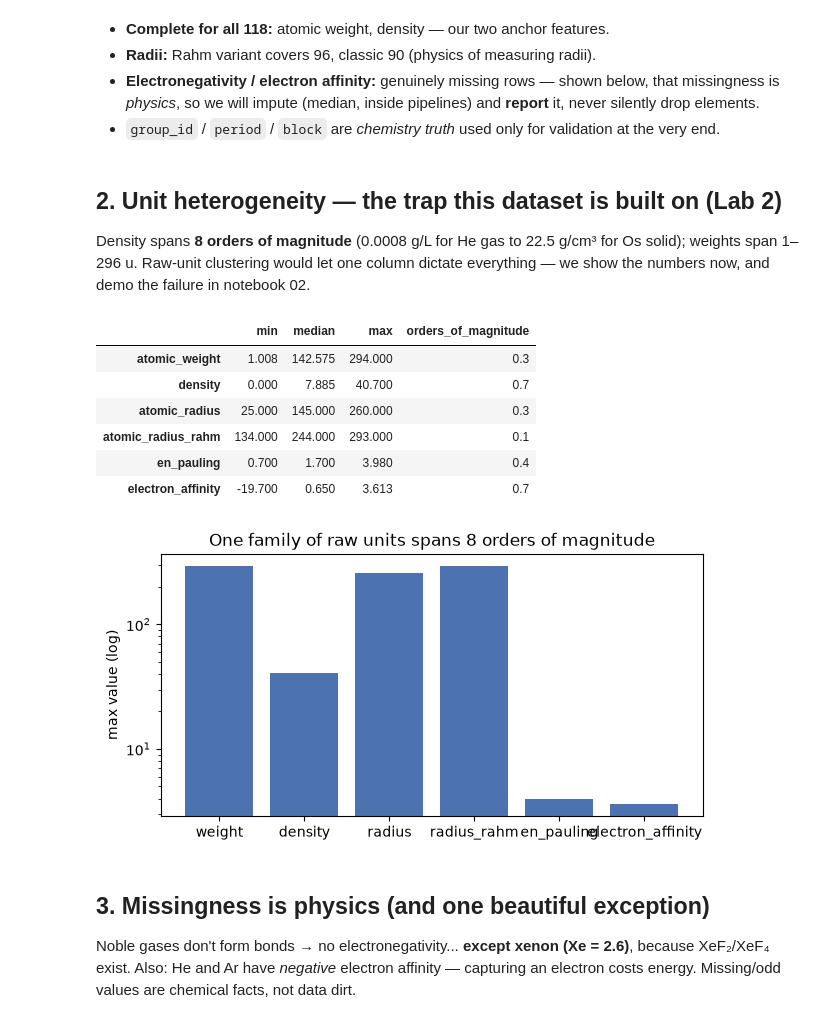
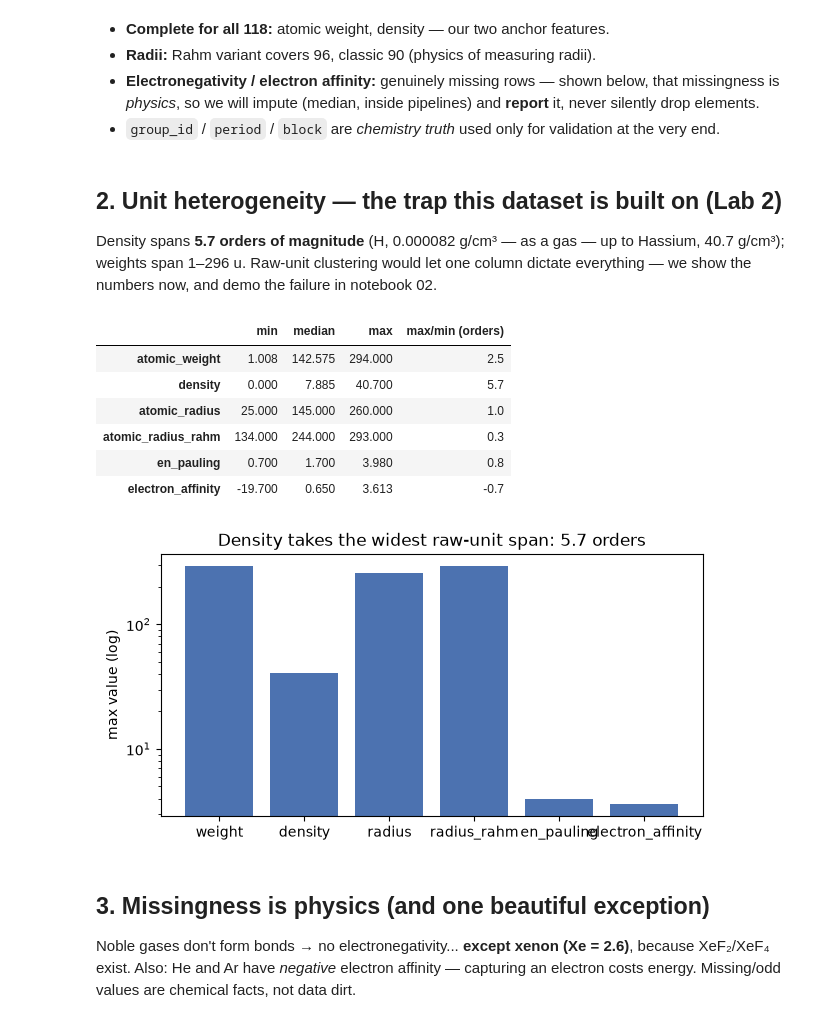
Before and after one commit to praneshnikhar/periodic-kmeans, a Jupyter notebook: notebooks/01_data.ipynb, the cells around one changed output. Cells and saved outputs as stored; diff of their text form; code cells hidden in the pictures.

Commit message:
fix: review pass — consistency tests, figure artifacts, prose corrections (I-1/I-2/regraded minors); workspace cleaned

```diff
--- a/notebooks/01_data.ipynb
+++ b/notebooks/01_data.ipynb
@@ -70,31 +70,34 @@ cov
 # %% [markdown]
 ## 2. Unit heterogeneity — the trap this dataset is built on (Lab 2)
 
-Density spans **8 orders of magnitude** (0.0008 g/L for He gas to 22.5 g/cm³ for Os solid);
+Density spans **5.7 orders of magnitude** (H, 0.000082 g/cm³ — as a gas — up to Hassium, 40.7 g/cm³);
 weights span 1–296 u. Raw-unit clustering would let one column dictate everything — we show
 the numbers now, and demo the failure in notebook 02.
 # %%
 feat = ["atomic_weight", "density", "atomic_radius", "atomic_radius_rahm",
         "en_pauling", "electron_affinity"]
 het = df[feat].agg(["min", "median", "max"]).T
-het["orders_of_magnitude"] = (np.log10(het["max"] / np.abs(het["median"]).replace(0, np.nan)) / np.log10(10)).round(1)
+het["max/min (orders)"] = (np.log10(het["max"] / np.abs(het["min"]).replace(0, np.nan))).round(1)
 het.round(3)
 # %% [output]
-|  | min | median | max | orders_of_magnitude |
-| atomic_weight | 1.008 | 142.575 | 294.000 | 0.3 |
-| density | 0.000 | 7.885 | 40.700 | 0.7 |
-| atomic_radius | 25.000 | 145.000 | 260.000 | 0.3 |
-| atomic_radius_rahm | 134.000 | 244.000 | 293.000 | 0.1 |
-| en_pauling | 0.700 | 1.700 | 3.980 | 0.4 |
-| electron_affinity | -19.700 | 0.650 | 3.613 | 0.7 |
+|  | min | median | max | max/min (orders) |
+| atomic_weight | 1.008 | 142.575 | 294.000 | 2.5 |
+| density | 0.000 | 7.885 | 40.700 | 5.7 |
+| atomic_radius | 25.000 | 145.000 | 260.000 | 1.0 |
+| atomic_radius_rahm | 134.000 | 244.000 | 293.000 | 0.3 |
+| en_pauling | 0.700 | 1.700 | 3.980 | 0.8 |
+| electron_affinity | -19.700 | 0.650 | 3.613 | -0.7 |
 # %%
 fig, ax = plt.subplots(figsize=(7, 3.4))
 ax.bar(het.index.str.replace("atomic_", ""), het["max"], color="#4C72B0")
 ax.set_yscale("log"); ax.set_ylabel("max value (log)")
-ax.set_title("One family of raw units spans 8 orders of magnitude")
+ax.set_title("Density takes the widest raw-unit span: 5.7 orders")
 plt.show()
+import pathlib; pathlib.Path("reports/figures").mkdir(parents=True, exist_ok=True)
+fig.savefig("reports/figures/f01_units_trap.png", dpi=150, bbox_inches="tight")
+plt.show()
 # %% [output]
-[figure, old version]
+[figure, new version]
 # %% [markdown]
 ## 3. Missingness is physics (and one beautiful exception)
 
```
Also changed, not shown: 13 other files.
